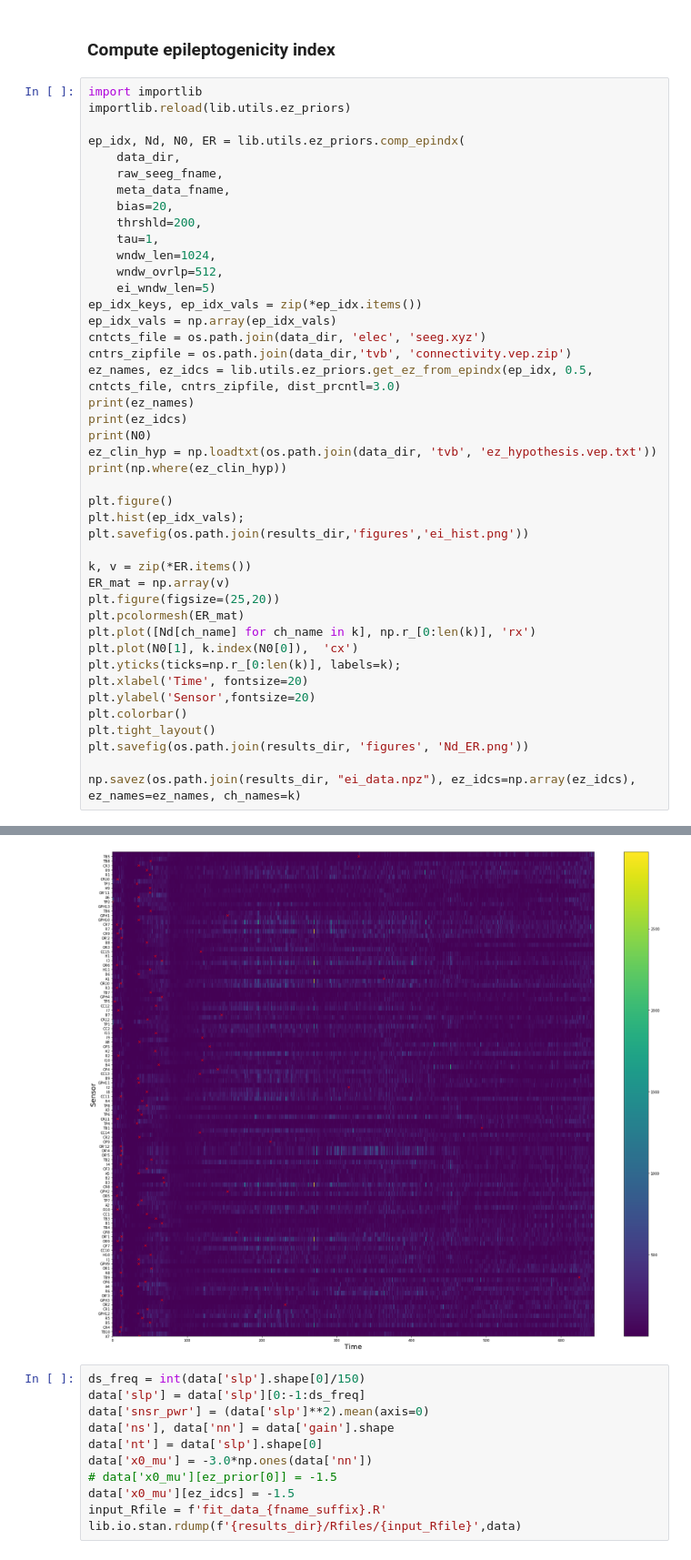
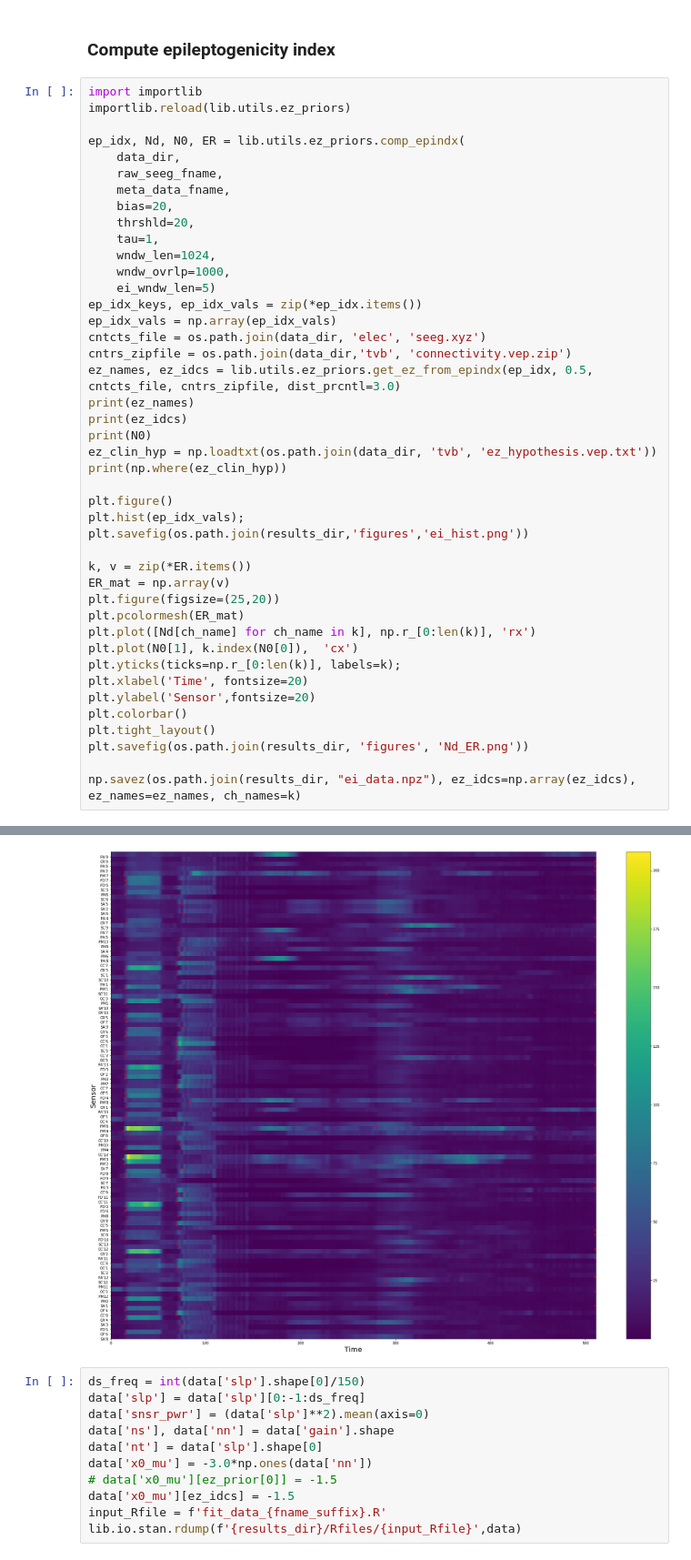
Before and after one commit to dhrunia/infr_szr_prpgtn, a Jupyter notebook: Prestan-fit-ei.ipynb, the cells around one changed output, grey strips where cells are left out. Shown at 91% size. Saved outputs shown, nothing was run; the diff lists cells and outputs as text.

```diff
--- a/Prestan-fit-ei.ipynb
+++ b/Prestan-fit-ei.ipynb
@@ -89,10 +89,10 @@ ep_idx, Nd, N0, ER = lib.utils.ez_priors.comp_epindx(
     raw_seeg_fname,
     meta_data_fname,
     bias=20,
-    thrshld=200,
+    thrshld=20,
     tau=1,
     wndw_len=1024,
-    wndw_ovrlp=512,
+    wndw_ovrlp=1000,
     ei_wndw_len=5)
 ep_idx_keys, ep_idx_vals = zip(*ep_idx.items())
 ep_idx_vals = np.array(ep_idx_vals)
@@ -133,4 +133,4 @@ Isotrak not found
-[figure, old version]
+[figure, new version]
 # %%
 ds_freq = int(data['slp'].shape[0]/150)
 data['slp'] = data['slp'][0:-1:ds_freq]
```
Also changed, not shown: parts of 6 cells of this notebook, 1 other file.
